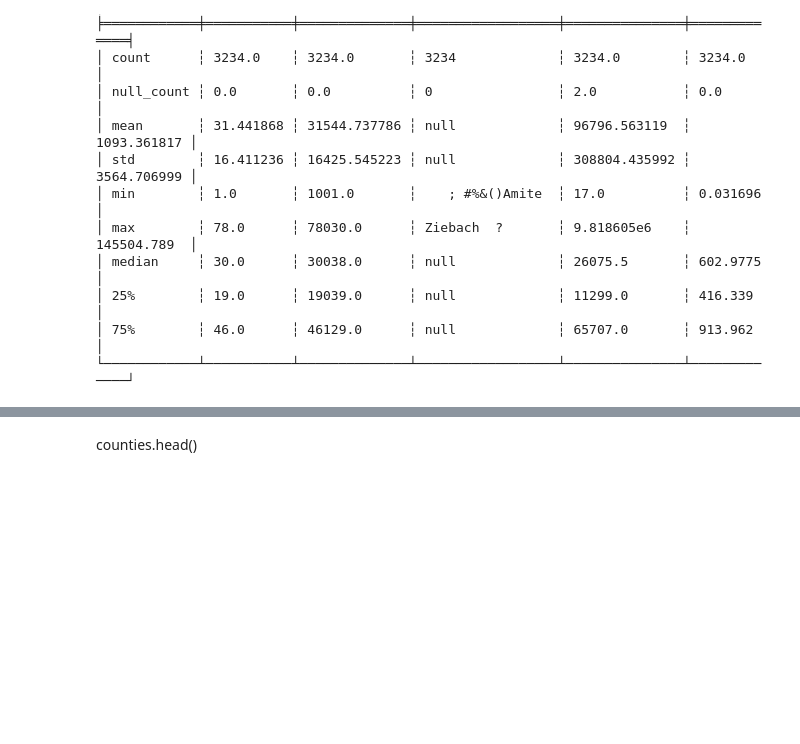
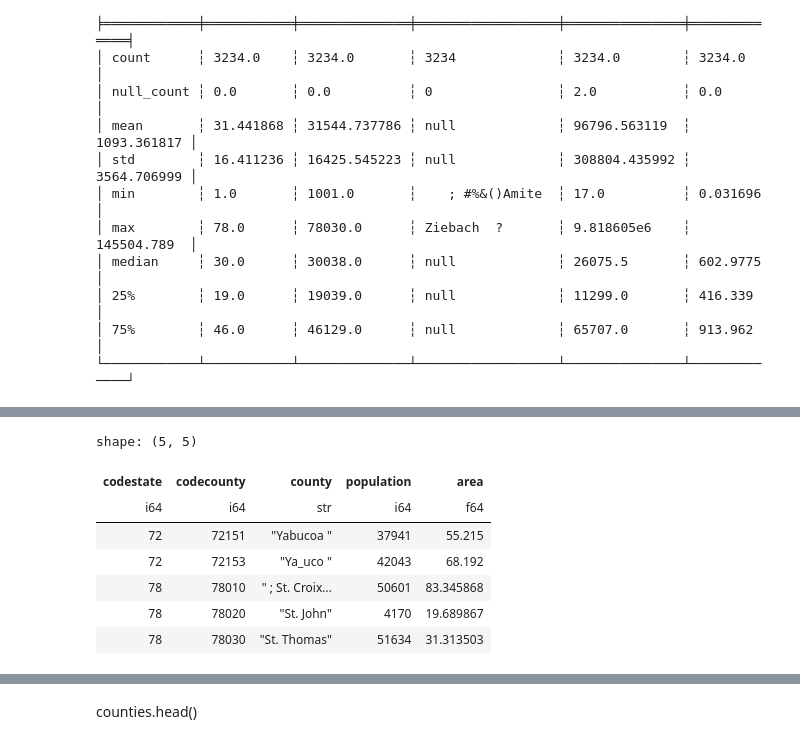
Before and after one commit to anrojasor/Proyecto-CD, a Jupyter notebook: Polars.ipynb, the cells around one changed output, grey strips where cells are left out. Saved outputs shown, nothing was run; the diff lists cells and outputs as text; code cells hidden in the pictures; blank space fills up the shorter version.

```diff
--- a/Polars.ipynb
+++ b/Polars.ipynb
@@ -191,0 +284,11 @@ shape: (9, 6)
+# %%
+counties.tail()
+# %% [output]
+shape: (5, 5)
+| codestate | codecounty | county | population | area |
+| i64 | i64 | str | i64 | f64 |
+| 72 | 72151 | "Yabucoa " | 37941 | 55.215 |
+| 72 | 72153 | "Ya_uco " | 42043 | 68.192 |
+| 78 | 78010 | " ; St. Croix… | 50601 | 83.345868 |
+| 78 | 78020 | "St. John" | 4170 | 19.689867 |
+| 78 | 78030 | "St. Thomas" | 51634 | 31.313503 |
```
Also changed, not shown: parts of 11 cells of this notebook.
